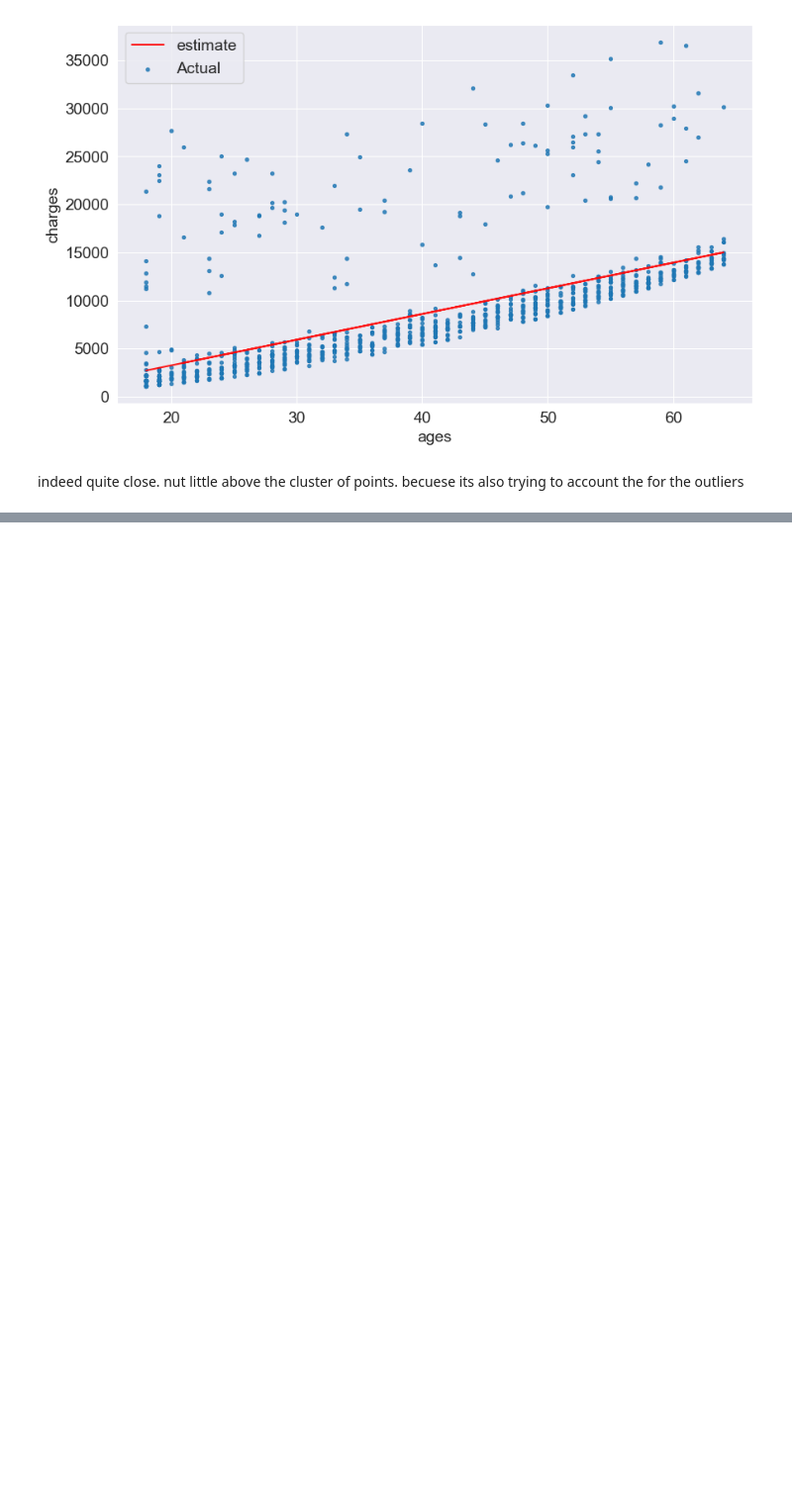
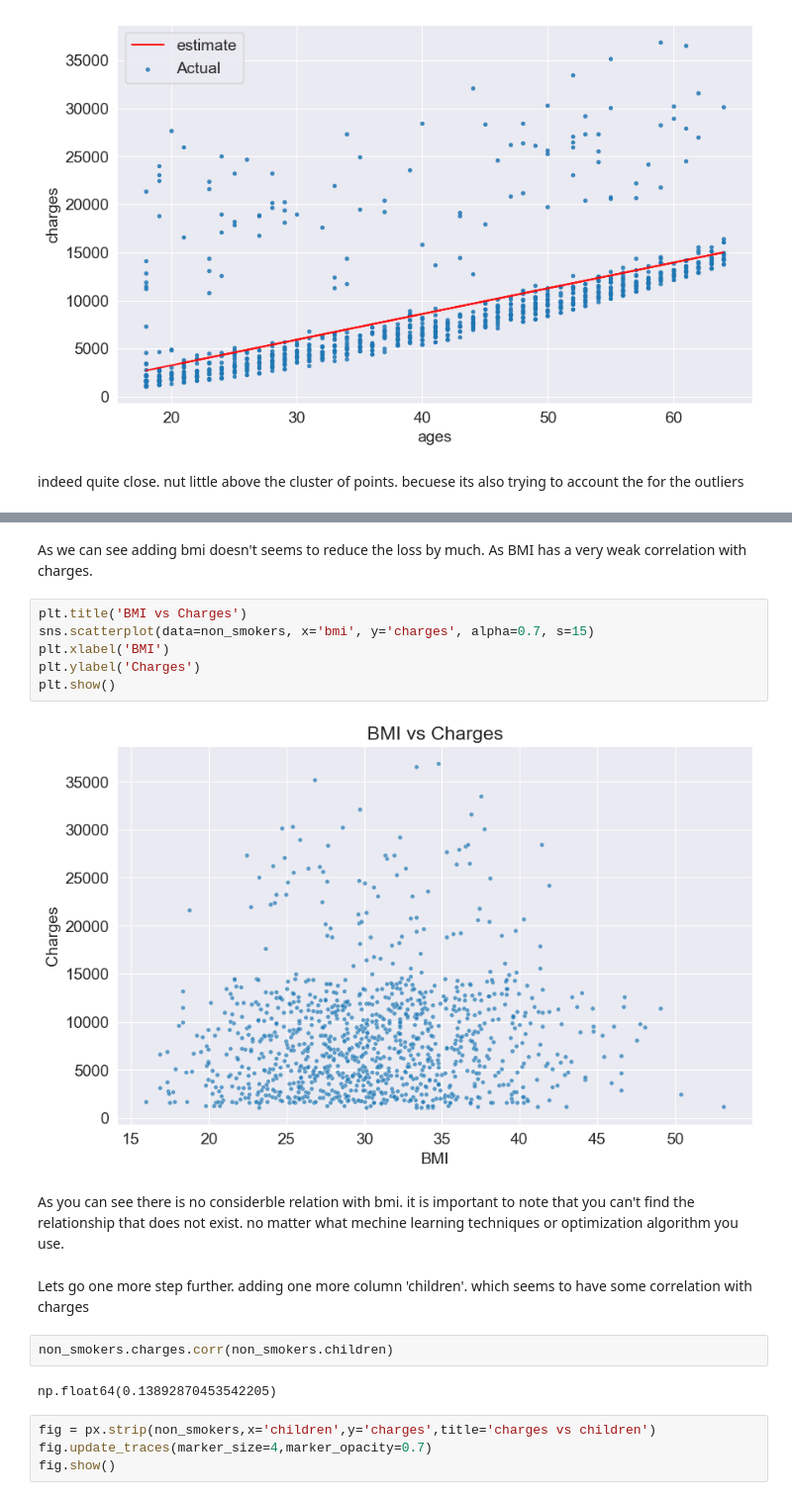
Before and after one commit to mohdfadi/sklearn, a Jupyter notebook: projects/medical expenses/medical_expans.ipynb, the cells around one changed output, grey strips where cells are left out. Shown at 99% size. Saved outputs shown, nothing was run; the diff lists cells and outputs as text; blank space fills up the shorter version.

```diff
--- a/projects/medical expenses/medical_expans.ipynb
+++ b/projects/medical expenses/medical_expans.ipynb
@@ -507,0 +533,22 @@ indeed quite close. nut little above the cluster of points. becuese its also try
+# %% [markdown]
+As we can see adding bmi doesn't seems to reduce the loss by much. As BMI has a very weak correlation with charges.
+# %%
+plt.title('BMI vs Charges')
+sns.scatterplot(data=non_smokers, x='bmi', y='charges', alpha=0.7, s=15)
+plt.xlabel('BMI')
+plt.ylabel('Charges')
+plt.show()
+# %% [output]
+[figure, added]
+# %% [markdown]
+As you can see there is no considerble relation with bmi. it is important to  note that you can't find the relationship that does not exist. no matter what mechine learning techniques or optimization algorithm you use.
+# %% [markdown]
+Lets go one more step further. adding one more column 'children'. which seems to have some correlation with charges
+# %%
+non_smokers.charges.corr(non_smokers.children)
+# %% [output]
+np.float64(0.13892870453542205)
+# %%
+fig = px.strip(non_smokers,x='children',y='charges',title='charges vs children')
+fig.update_traces(marker_size=4,marker_opacity=0.7)
+fig.show()
```
Also changed, not shown: parts of 13 cells of this notebook.
